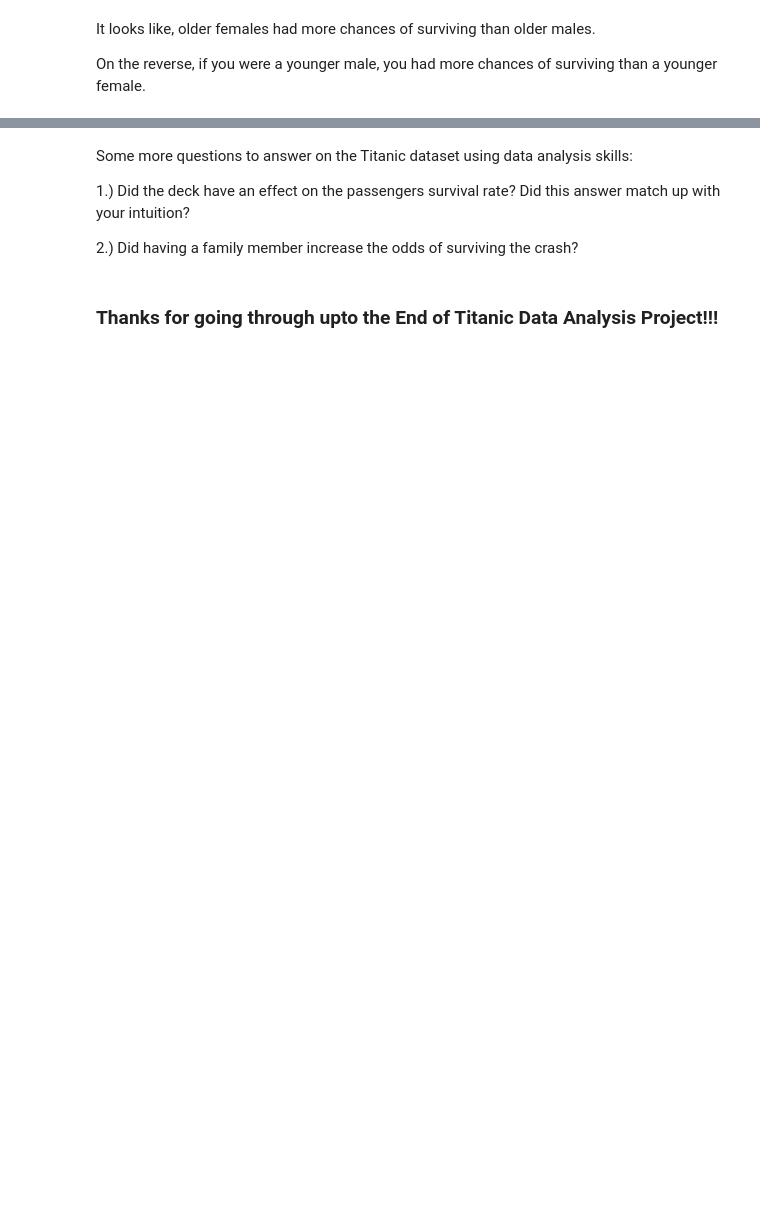
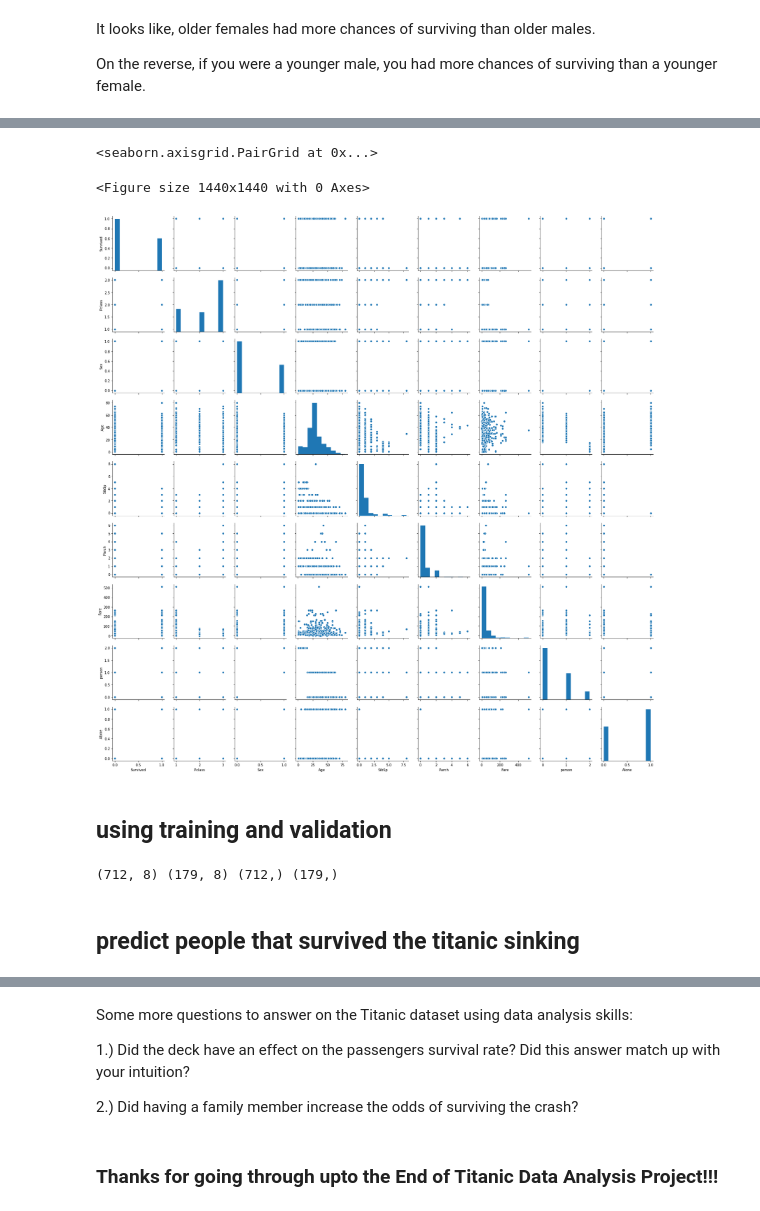
Before and after one commit to benkole01/titanic, a Jupyter notebook: Titanic_Intro_Project.ipynb, the cells around one changed output, grey strips where cells are left out. Drawn from its saved outputs; the diff is of its cells as text; code cells hidden in the pictures; blank space fills up the shorter version.

```diff
--- a/Titanic_Intro_Project.ipynb
+++ b/Titanic_Intro_Project.ipynb
@@ -680,0 +893,9 @@ On the reverse, if you were a younger male, you had more chances of surviving th
+# %%
+plt.figure(figsize=(20,20))
+sns.pairplot(train_df)
+# %% [output]
+<seaborn.axisgrid.PairGrid at 0x...>
+<Figure size 1440x1440 with 0 Axes>
+[figure, added]
+# %% [markdown]
+## using training and validation
@@ -680,0 +907,7 @@ On the reverse, if you were a younger male, you had more chances of surviving th
+# %%
+# print shapes of the training and testing data
+print(X_train.shape, X_test.shape, y_train.shape, y_test.shape)
+# %% [output]
+(712, 8) (179, 8) (712,) (179,)
+# %% [markdown]
+## predict people that survived the titanic sinking
```
Also changed, not shown: parts of 83 cells of this notebook.
